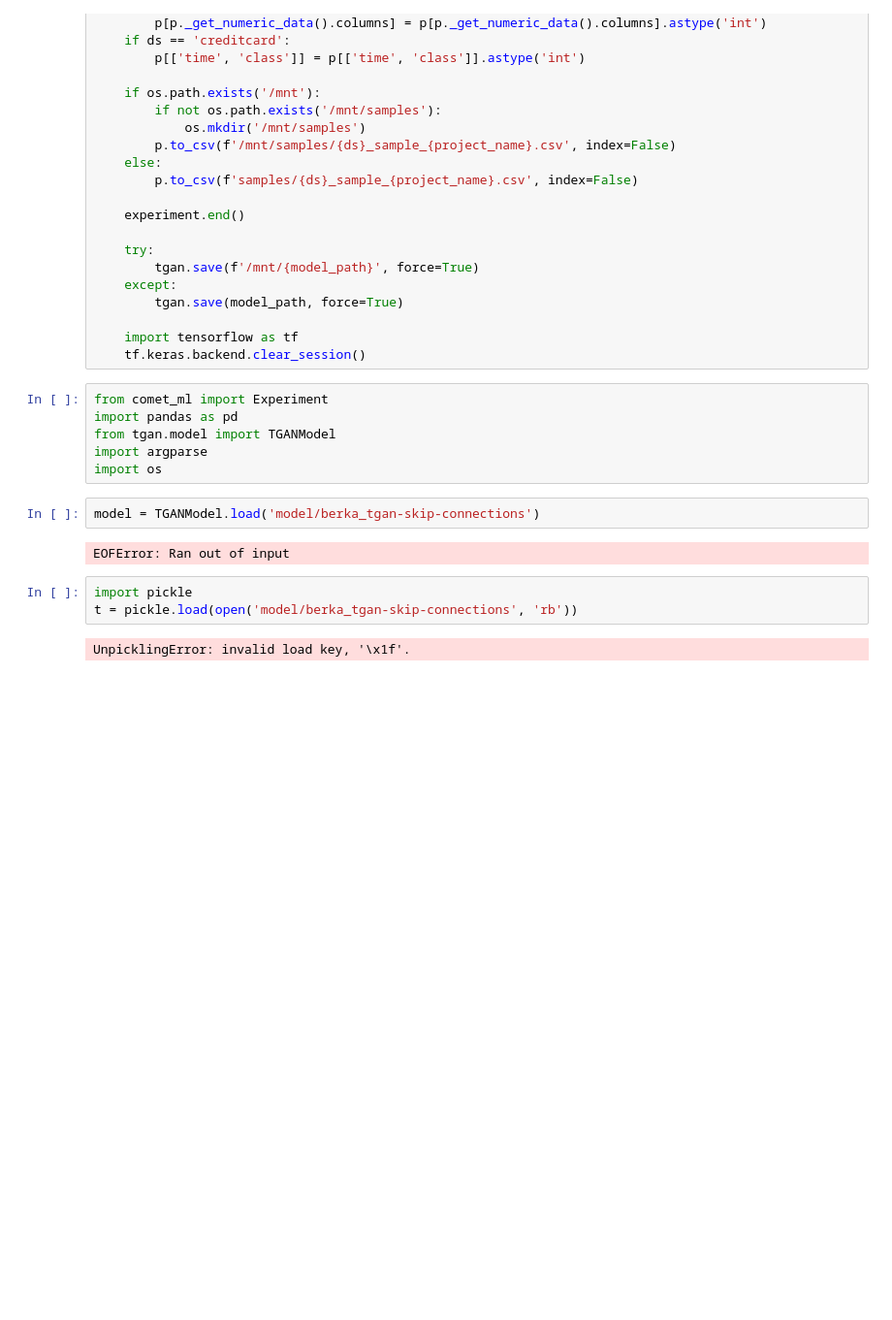
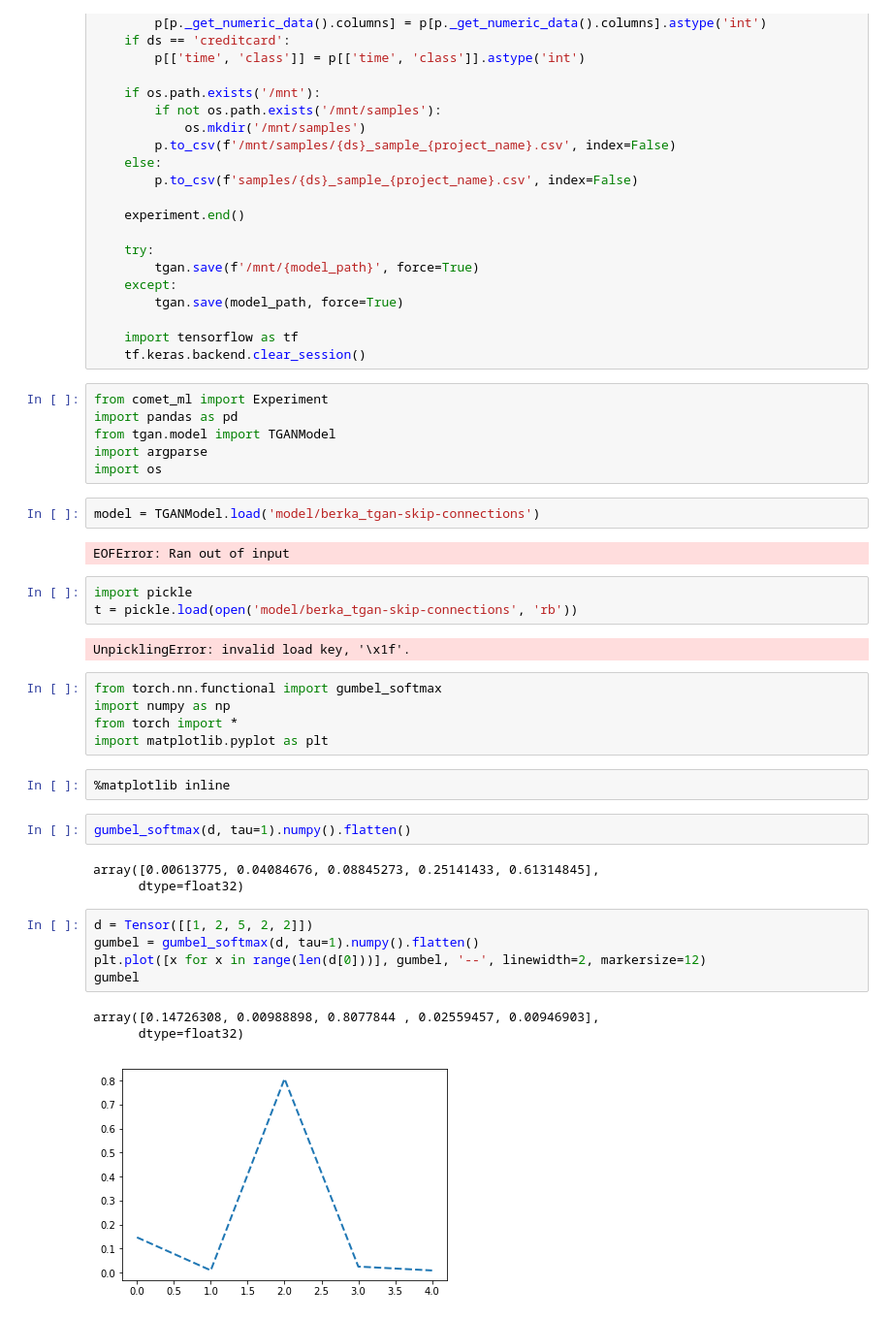
Before and after one commit to Baukebrenninkmeijer/TGAN, a Jupyter notebook: Untitled.ipynb, the cells around one changed output. Shown at 97% size. Drawn from its saved outputs; the diff is of its cells as text; blank space fills up the shorter version.

```diff
--- a/Untitled.ipynb
+++ b/Untitled.ipynb
@@ -198,3 +200,24 @@ import pickle
 t = pickle.load(open('model/berka_tgan-skip-connections', 'rb'))
 # %% [output]
 UnpicklingError: invalid load key, '\x1f'.
+# %%
+from torch.nn.functional import gumbel_softmax
+import numpy as np
+from torch import *
+import matplotlib.pyplot as plt
+# %%
+%matplotlib inline
+# %%
+gumbel_softmax(d, tau=1).numpy().flatten()
+# %% [output]
+array([0.00613775, 0.04084676, 0.08845273, 0.25141433, 0.61314845],
+      dtype=float32)
+# %%
+d = Tensor([[1, 2, 5, 2, 2]])
+gumbel = gumbel_softmax(d, tau=1).numpy().flatten()
+plt.plot([x for x in range(len(d[0]))], gumbel, '--', linewidth=2, markersize=12)
+gumbel
+# %% [output]
+array([0.14726308, 0.00988898, 0.8077844 , 0.02559457, 0.00946903],
+      dtype=float32)
+[figure, added]
```
Also changed, not shown: parts of 14 cells of this notebook, 3 other files.
